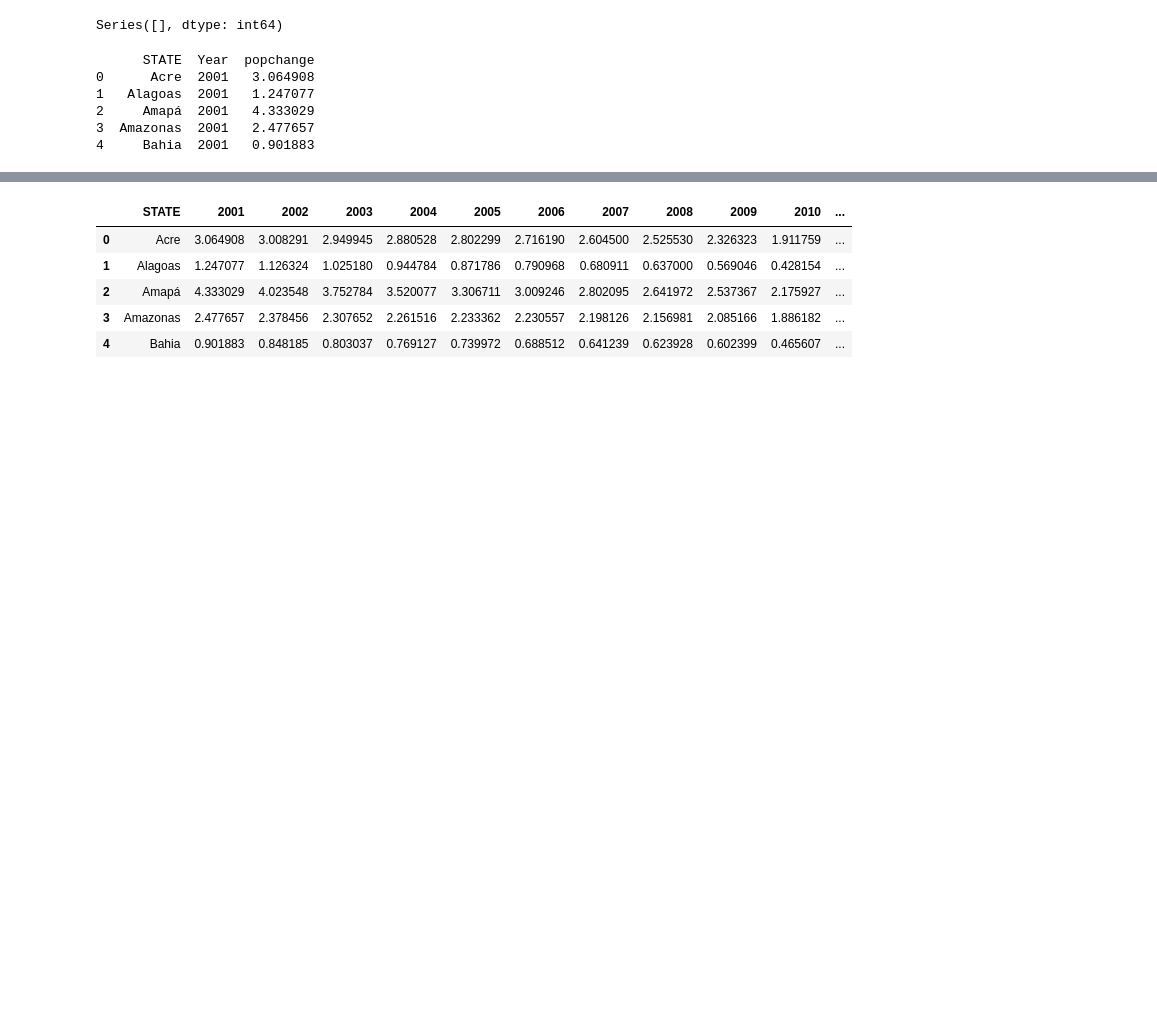
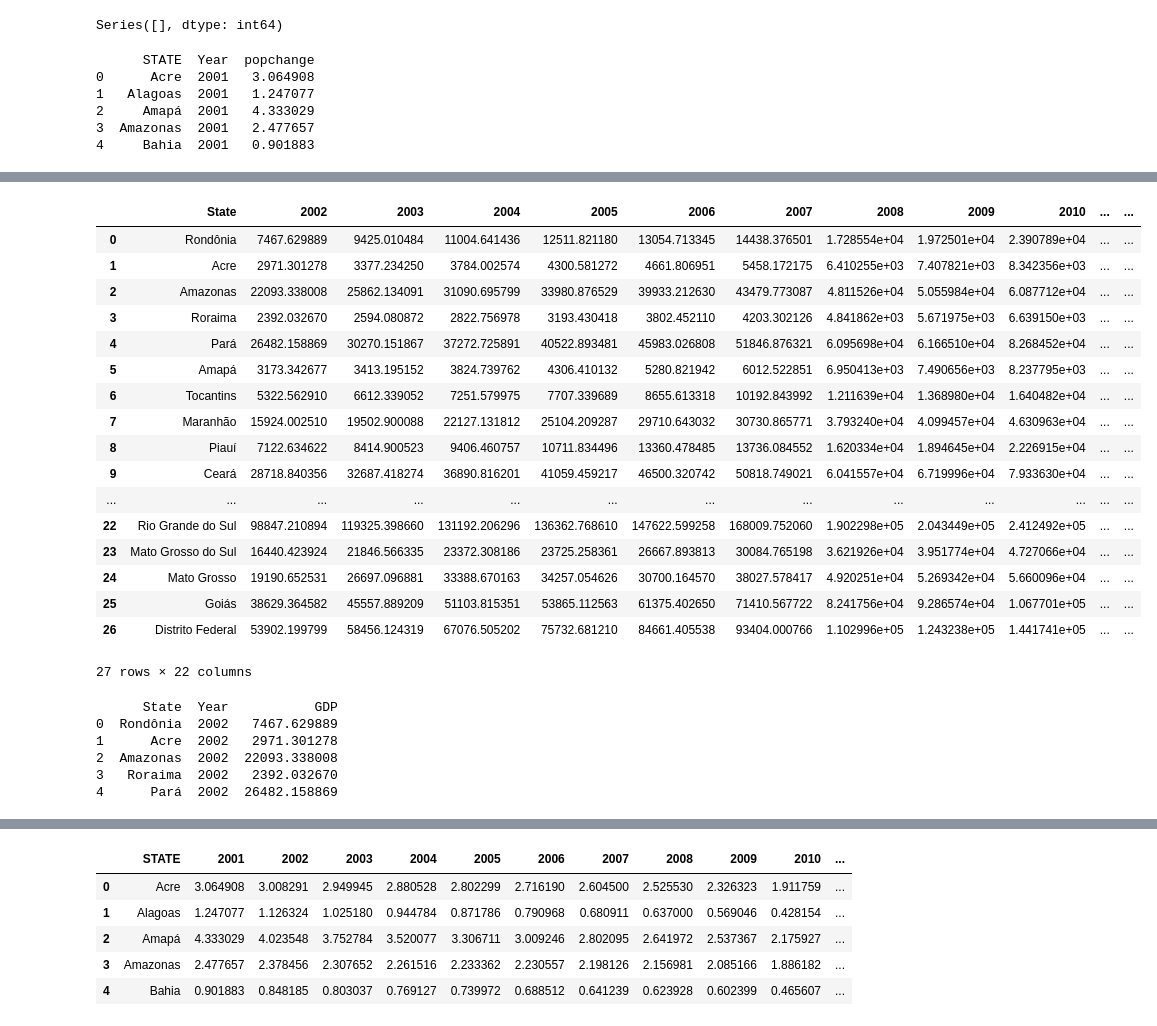
Before and after one commit to david-camper/worldcuphostcities_impact, a Jupyter notebook: analysis.ipynb, the cells around one changed output, grey strips where cells are left out. Cells and saved outputs as stored; diff of their text form; code cells hidden in the pictures; blank space fills up the shorter version.

```diff
--- a/analysis.ipynb
+++ b/analysis.ipynb
@@ -149,3 +149,37 @@ Covariance Type:            nonrobust
 
 Notes:
 [1] Standard Errors assume that the covariance matrix of the errors is correctly specified.
+# %%
+gdp_df = pd.read_excel('/home/jovyan/WorldCupHostCities_Impact/data/GDP.xlsx')
+gdp_df.rename(columns={'Unnamed: 0': 'State'}, inplace=True)
+gdp_df
+# %% [output]
+|  | State | 2002 | 2003 | 2004 | 2005 | 2006 | 2007 | 2008 | 2009 | 2010 | ... | ... |
+| 0 | Rondônia | 7467.629889 | 9425.010484 | 11004.641436 | 12511.821180 | 13054.713345 | 14438.376501 | 1.728554e+04 | 1.972501e+04 | 2.390789e+04 | ... | ... |
+| 1 | Acre | 2971.301278 | 3377.234250 | 3784.002574 | 4300.581272 | 4661.806951 | 5458.172175 | 6.410255e+03 | 7.407821e+03 | 8.342356e+03 | ... | ... |
+| 2 | Amazonas | 22093.338008 | 25862.134091 | 31090.695799 | 33980.876529 | 39933.212630 | 43479.773087 | 4.811526e+04 | 5.055984e+04 | 6.087712e+04 | ... | ... |
+| 3 | Roraima | 2392.032670 | 2594.080872 | 2822.756978 | 3193.430418 | 3802.452110 | 4203.302126 | 4.841862e+03 | 5.671975e+03 | 6.639150e+03 | ... | ... |
+| 4 | Pará | 26482.158869 | 30270.151867 | 37272.725891 | 40522.893481 | 45983.026808 | 51846.876321 | 6.095698e+04 | 6.166510e+04 | 8.268452e+04 | ... | ... |
+| 5 | Amapá | 3173.342677 | 3413.195152 | 3824.739762 | 4306.410132 | 5280.821942 | 6012.522851 | 6.950413e+03 | 7.490656e+03 | 8.237795e+03 | ... | ... |
+| 6 | Tocantins | 5322.562910 | 6612.339052 | 7251.579975 | 7707.339689 | 8655.613318 | 10192.843992 | 1.211639e+04 | 1.368980e+04 | 1.640482e+04 | ... | ... |
+| 7 | Maranhão | 15924.002510 | 19502.900088 | 22127.131812 | 25104.209287 | 29710.643032 | 30730.865771 | 3.793240e+04 | 4.099457e+04 | 4.630963e+04 | ... | ... |
+| 8 | Piauí | 7122.634622 | 8414.900523 | 9406.460757 | 10711.834496 | 13360.478485 | 13736.084552 | 1.620334e+04 | 1.894645e+04 | 2.226915e+04 | ... | ... |
+| 9 | Ceará | 28718.840356 | 32687.418274 | 36890.816201 | 41059.459217 | 46500.320742 | 50818.749021 | 6.041557e+04 | 6.719996e+04 | 7.933630e+04 | ... | ... |
+| ... | ... | ... | ... | ... | ... | ... | ... | ... | ... | ... | ... | ... |
+| 22 | Rio Grande do Sul | 98847.210894 | 119325.398660 | 131192.206296 | 136362.768610 | 147622.599258 | 168009.752060 | 1.902298e+05 | 2.043449e+05 | 2.412492e+05 | ... | ... |
+| 23 | Mato Grosso do Sul | 16440.423924 | 21846.566335 | 23372.308186 | 23725.258361 | 26667.893813 | 30084.765198 | 3.621926e+04 | 3.951774e+04 | 4.727066e+04 | ... | ... |
+| 24 | Mato Grosso | 19190.652531 | 26697.096881 | 33388.670163 | 34257.054626 | 30700.164570 | 38027.578417 | 4.920251e+04 | 5.269342e+04 | 5.660096e+04 | ... | ... |
+| 25 | Goiás | 38629.364582 | 45557.889209 | 51103.815351 | 53865.112563 | 61375.402650 | 71410.567722 | 8.241756e+04 | 9.286574e+04 | 1.067701e+05 | ... | ... |
+| 26 | Distrito Federal | 53902.199799 | 58456.124319 | 67076.505202 | 75732.681210 | 84661.405538 | 93404.000766 | 1.102996e+05 | 1.243238e+05 | 1.441741e+05 | ... | ... |
+27 rows × 22 columns
+# %%
+# Melt the DataFrame
+gdp_df_melted = gdp_df.melt(id_vars=["State"], var_name="Year", value_name="GDP")
+print(gdp_df_melted.head())
+# %% [output]
+      State  Year           GDP
+0  Rondônia  2002   7467.629889
+1      Acre  2002   2971.301278
+2  Amazonas  2002  22093.338008
+3   Roraima  2002   2392.032670
+4      Pará  2002  26482.158869
```
Also changed, not shown: parts of 7 cells of this notebook, 1 other file.
